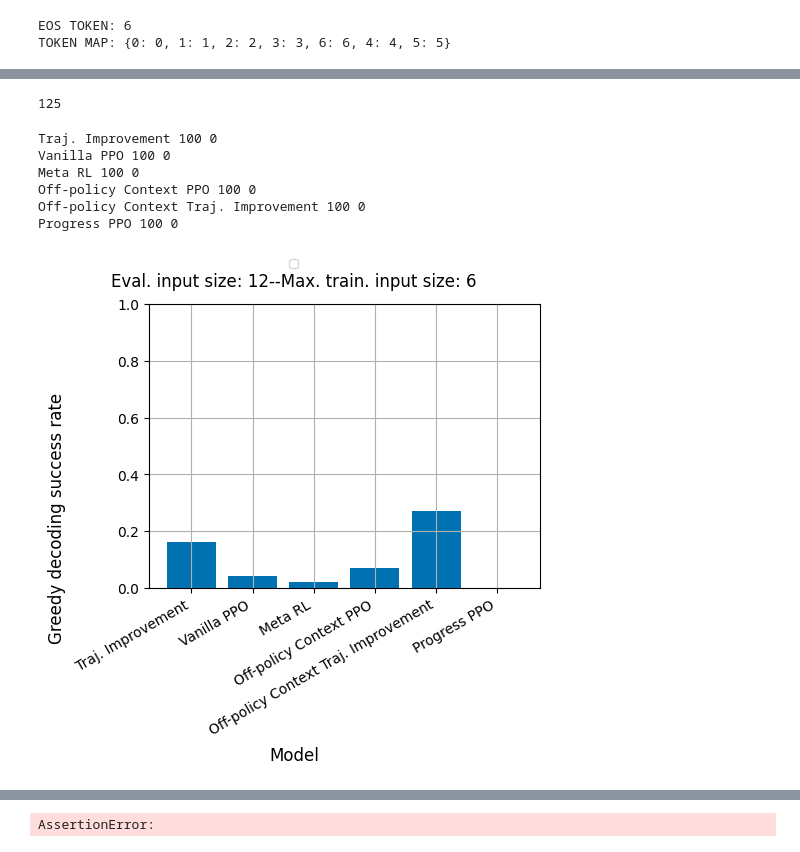
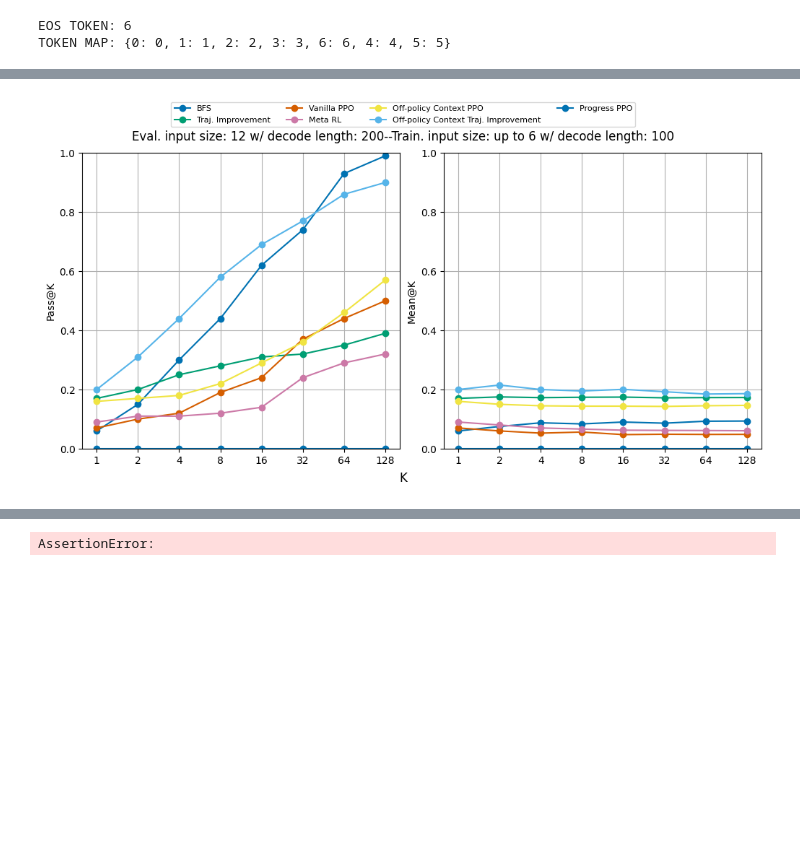
Before and after one commit to chanb/scaling_jax, a Jupyter notebook: src/evaluations/attempt_diversity.ipynb, the cells around one changed output, grey strips where cells are left out. Saved outputs shown, nothing was run; the diff lists cells and outputs as text; code cells hidden in the pictures; blank space fills up the shorter version.

```diff
--- a/src/evaluations/attempt_diversity.ipynb
+++ b/src/evaluations/attempt_diversity.ipynb
@@ -40,6 +41,8 @@ plt.style.use("seaborn-v0_8-colorblind")
 # %%
 base_path = "/home/bryanpu1/projects/parallel_vs_serial/scaling_jax/results"
 algo_name = "addition-max_int_64-no_eos-reset_immediately"
+
+group_name = "algo_compare"
 run_names = {
     "Traj. Improvement": "ppo-scratch_1M-traj_improvement_fixed-discounting-0_cot_tokens-8x8-01-25-26_07_52_41-cfc6a873-9c41-4c29-9dac-d83eb011a4f9",
     "Vanilla PPO": "ppo_kl-scratch_1M-0_cot_tokens-8x8-01-23-26_11_05_40-93cc131e-8f27-4175-88b1-51de541e4d0b",
@@ -49,14 +52,24 @@ run_names = {
     "Progress PPO": "ppo-scratch_1M-progress_rl-0_cot_tokens-8x8-01-25-26_07_51_57-6bd6ac0b-f1ec-4a21-a1e2-3c973f0a4b7b",
 }
 
+
+# group_name = "opc_traj_improve_ablation"
+# run_names = {
+#     "Default": "opc_ppo-scratch_1M-traj_improvement-0_cot_tokens-8x8-01-26-26_06_57_54-72a716da-5119-4bad-92d3-d498cbe06d27",
+#     "Only save multiple attempts": "opc_ppo-scratch_1M-save_when_multiple_attempts-traj_improvement-0_cot_tokens-8x8-01-27-26_12_59_40-73ff08af-b185-42ca-b43c-d78b3a750567",
+#     "Clip higher + save multiple attempts": "opc_ppo-scratch_1M-clip_high-save_when_multiple_attempts-traj_improvement-0_cot_tokens-8x8-01-27-26_15_12_47-b69126b6-368a-4996-bb6f-9426b87306c1",
+# }
+
 learner_path = os.path.join(base_path, algo_name, list(run_names.values())[0])
 
 eval_seed = 42
 # num_evals = 1
 num_evals = 128
 max_bits = 12
-batch_size = 100
-max_response_length = 100
+batch_size_per_block = 50
+batch_size = 500
+checkpoint_i = 10
+max_response_length = 200
 hide_question = False
 max_decode_len = max_response_length if hide_question else 2 * max_bits + 1 + max_response_length
 
@@ -69,8 +82,8 @@ max_int = int(2 ** max_bits)
 config = parse_dict(config_dict)
 dataset_kwargs = config.dataset_kwargs
 
-checkpoint_i = 6
-save_name = "attempt_diversity_results-checkpoint_{}-max_response_length_{}{}{}.dill".format(
+save_name = "attempt_diversity_results-{}-checkpoint_{}-max_response_length_{}{}{}.dill".format(
+    group_name,
     checkpoint_i * config.logging_config.checkpoint_interval if checkpoint_i >= 0 else "last",
     max_response_length,
     "-hide_question" if hide_question else "",
@@ -224,17 +304,3 @@ Progress PPO 0300000.dill
-# %%
-max_decode_len
-# %% [output]
-125
-# %%
-for key, val in results.items():
-    print(key, np.max(val[1]), val[0][np.argmax(val[1])])
-# %% [output]
-Traj. Improvement 100 0
-Vanilla PPO 100 0
-Meta RL 100 0
-Off-policy Context PPO 100 0
-Off-policy Context Traj. Improvement 100 0
-Progress PPO 100 0
 # %%
 def compute_wilson_ci(n, acc):
     # alpha = 0.05
@@ -259,29 +325,35 @@ if num_evals > 1:
             label=exp_name,
             marker="o",
         )
-        axes[0].set_xticks(x_range)
-        axes[0].set_xticklabels(2 ** x_range)
-        axes[0].set_ylabel("Pass@K")
-        axes[0].set_ylim(0.0, 1.0)
-        axes[0].grid(True)
 
         scatter = axes[1].plot(
             x_range,
             mean_k[2 ** x_range - 1],
             marker="o",
         )
-        axes[1].set_xticks(x_range)
-        axes[1].set_xticklabels(2 ** x_range)
-        axes[1].set_ylabel("Mean@K")
-        axes[1].set_ylim(0.0, 1.0)
-        axes[1].grid(True)
 
-    fig.suptitle("Eval. input size: {}--Max. train. input size: {}".format(max_bits, train_num_bits))
+    axes[0].set_xticks(x_range)
+    axes[0].set_xticklabels(2 ** x_range)
+    axes[0].set_ylabel("Pass@K")
+    axes[0].set_ylim(0.0, 1.0)
+    axes[0].grid(True)
+    axes[1].set_xticks(x_range)
+    axes[1].set_xticklabels(2 ** x_range)
+    axes[1].set_ylabel("Mean@K")
+    axes[1].set_ylim(0.0, 1.0)
+    axes[1].grid(True)
+
+    fig.suptitle("Eval. input size: {} w/ decode length: {}--Train. input size: up to {} w/ decode length: {}".format(
+        max_bits,
+        max_response_length,
+        train_num_bits,
+        train_max_decode_len,
+    ))
     fig.supxlabel("K")
     fig.legend(
         bbox_to_anchor=(0.0, 1.0, 1.0, 0.0),
         loc="lower center",
-        ncols=3,
+        ncols=4,
         borderaxespad=0.0,
         frameon=True,
         fontsize="8",
@@ -289,36 +361,41 @@ if num_evals > 1:
 else:
     num_cols = 1
     num_rows = 1
     fig, ax = plt.subplots(num_rows, num_cols, layout="constrained", figsize=(5.0 * num_cols, 5.0 * num_rows))
     success_rates = []
     exp_names = []
     for i, (exp_name, res_array) in enumerate(results.items()):
         success_array = res_array[0].reshape((batch_size, num_evals))
         success_rates.append(np.mean(success_array))
         exp_names.append(exp_name)
 
     x_range = np.arange(len(success_rates))
     ax.bar(
         x_range,
         success_rates,
     )
     ax.set_xticks(x_range, exp_names, rotation=30, ha="right")
     ax.set_ylim(0.0, 1.0)
     ax.grid(True)
 
-    fig.suptitle("Eval. input size: {}--Max. train. input size: {}".format(max_bits, train_num_bits))
+    fig.suptitle("Eval. input size: {} w/ decode length: {}--Train. input size: up to {} w/ decode length: {}".format(
+        max_bits,
+        max_response_length,
+        train_num_bits,
+        train_max_decode_len,
+    ))
     fig.supxlabel("Model")
     fig.supylabel("Greedy decoding success rate")
     fig.legend(
         bbox_to_anchor=(0.0, 1.0, 1.0, 0.0),
         loc="lower center",
-        ncols=3,
+        ncols=4,
         borderaxespad=0.0,
         frameon=True,
         fontsize="8",
     )
 # %% [output]
-[figure, old version]
+[figure, new version]
 # %%
 if num_evals > 1:
     x_range = np.arange(math.ceil(np.log2(num_evals)) + 1)
```
Also changed, not shown: parts of 10 cells of this notebook, 1 other file.
